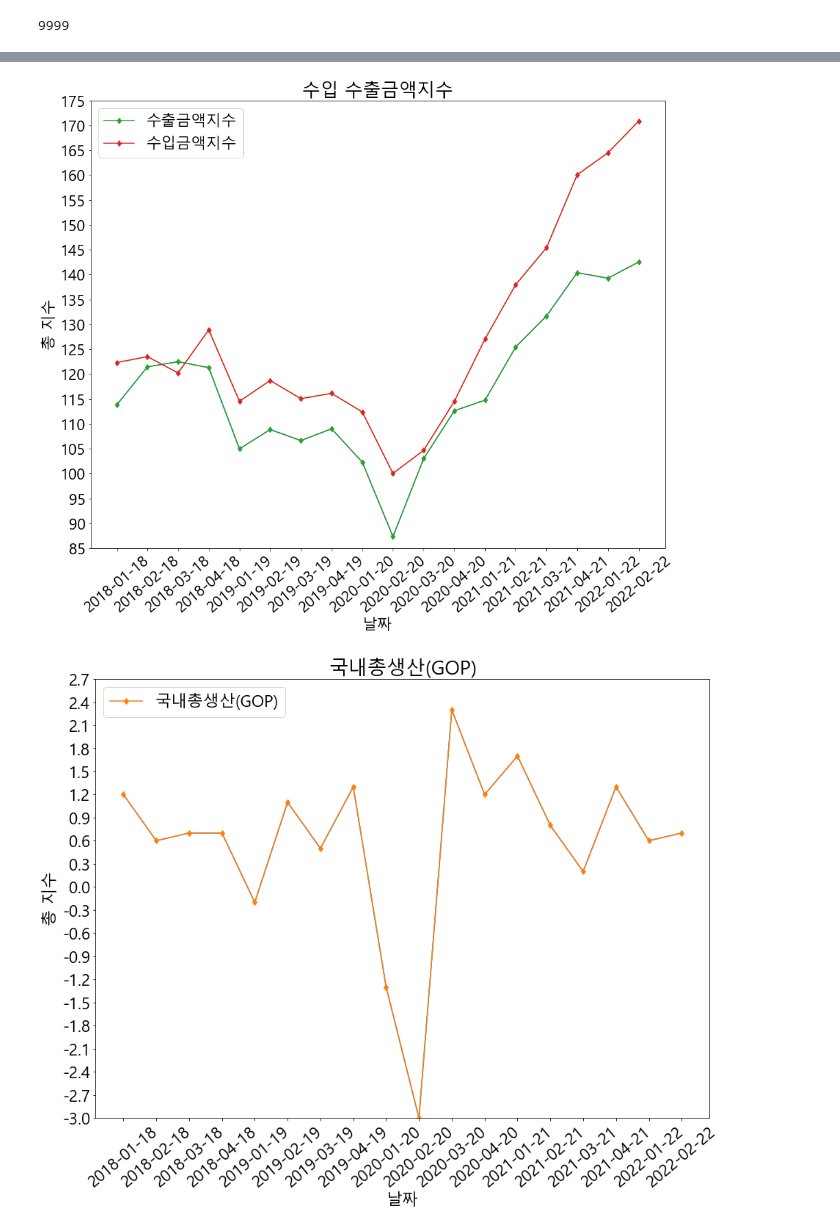
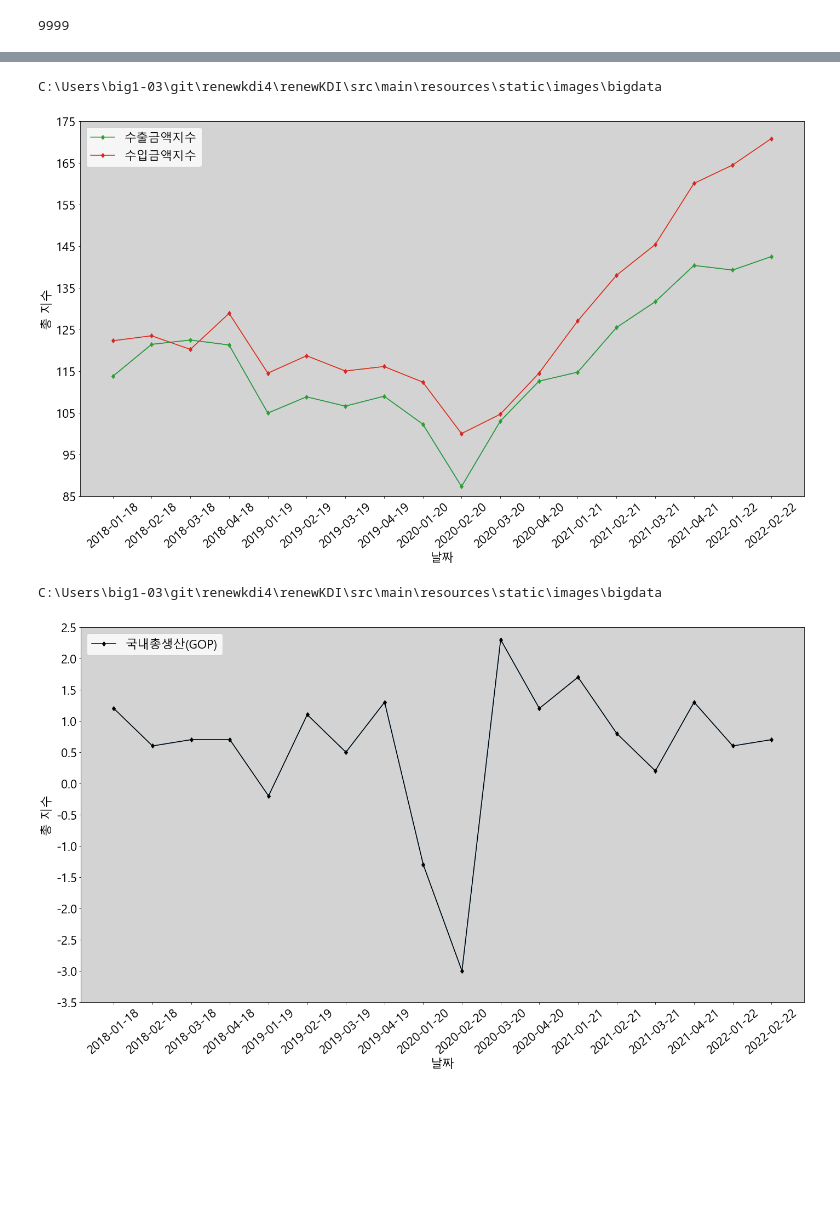
Before and after one commit to JSH970930/renewkdi2, a Jupyter notebook: 파이썬 데이터/경제지수,경제지표.ipynb, the cells around one changed output, grey strips where cells are left out. Drawn from its saved outputs; the diff is of its cells as text; code cells hidden in the pictures; blank space fills up the shorter version.

```diff
--- a/파이썬 데이터/경제지수,경제지표.ipynb
+++ b/파이썬 데이터/경제지수,경제지표.ipynb
@@ -133,65 +140,75 @@ plt.show()
 # %%
 import matplotlib.pyplot as plt
 import pandas as pd
 import numpy as np
 import csv
-
+import os
 
 df = pd.read_csv ('수출금액지수.csv', encoding='euc-kr')
 df1 = pd.read_csv ('수입금액지수.csv', encoding='euc-kr')
-df.head(18)
-df = df[['date', 'value']]
-df1 = df1[['date', 'value']]
-
 
 # plot
-plt.figure(figsize=(15, 12))
+plt.figure(figsize=(20, 12))
 plt.rcParams.update({'font.size': 22})
 plt.plot(df['date'], df['value'])
 plt.plot(df1['date'], df1['value'])
 ax = df.set_index('date')['value'].plot(kind='line', marker='d', label = '수출금액지수')
 ax = df1.set_index('date')['value'].plot(kind='line', marker='d', label = '수입금액지수')
 plt.rc('font', family='Malgun Gothic')
 plt.rcParams['axes.unicode_minus'] = False
 plt.ylim([85,175])
-plt.yticks(np.arange(min(plt.ylim()), max(plt.ylim())+1, 5))
+plt.yticks(np.arange(min(plt.ylim()), max(plt.ylim())+1, 10))
+ax.set_facecolor('lightgray')
 ax.set_ylabel("총 지수")
 ax.set_xlabel("날짜")
 plt.legend(loc=2)
 plt.xticks(rotation=40)
-plt.title("수입 수출금액지수")
-plt.show()
+plt.savefig('img01.png')
+plt.tight_layout()
+plt.savefig('수출,수입금액.png')
+#현재 작업 디렉토리
+current_path = os.getcwd()
+print(current_path)
+
+#변경 디렉토리
+os.chdir('C:/Users/big1-03/git/renewkdi4/renewKDI/src/main/resources/static/images/bigdata')
 # %% [output]
+C:\Users\big1-03\git\renewkdi4\renewKDI\src\main\resources\static\images\bigdata
-[figure, old version]
+[figure, new version]
 # %%
 import matplotlib.pyplot as plt
 import pandas as pd
 import numpy as np
 import csv
-
+import os
 
 df = pd.read_csv ('국내총생산.csv', encoding='euc-kr')
-df.head(18)
-df = df[['date', 'value']]
-
 
 # plot
-plt.figure(figsize=(15, 11))
+plt.figure(figsize=(20, 12))
 plt.rcParams.update({'font.size': 22})
 plt.plot(df['date'], df['value'])
-ax = df.set_index('date')['value'].plot(kind='line', marker='d', label='국내총생산(GOP)')
+ax = df.set_index('date')['value'].plot(kind='line', marker='d', label='국내총생산(GOP)', color='black')
 ax.set_ylabel("총 지수")
 ax.set_xlabel("날짜")
+ax.set_facecolor('lightgray')
 plt.rc('font', family='Malgun Gothic')
 plt.rcParams['axes.unicode_minus'] = False
-plt.ylim([-3,2])
-plt.yticks(np.arange(min(plt.ylim()), max(plt.ylim())+1, 0.3))
+plt.ylim([-3.5,2])
+plt.yticks(np.arange(min(plt.ylim()), max(plt.ylim())+1, 0.5))
 plt.legend(loc=2)
 plt.xticks(rotation=40)
-plt.title("국내총생산(GOP)")
-plt.show()
+plt.tight_layout()
+plt.savefig('국내총생산.png')
+#현재 작업 디렉토리
+current_path = os.getcwd()
+print(current_path)
+
+#변경 디렉토리
+os.chdir('C:/Users/big1-03/git/renewkdi4/renewKDI/src/main/resources/static/images/bigdata')
 # %% [output]
+C:\Users\big1-03\git\renewkdi4\renewKDI\src\main\resources\static\images\bigdata
-[figure, old version]
+[figure, new version]
 # %%
 import matplotlib.pyplot as plt
 import pandas as pd
```
Also changed, not shown: parts of 4 cells of this notebook.
